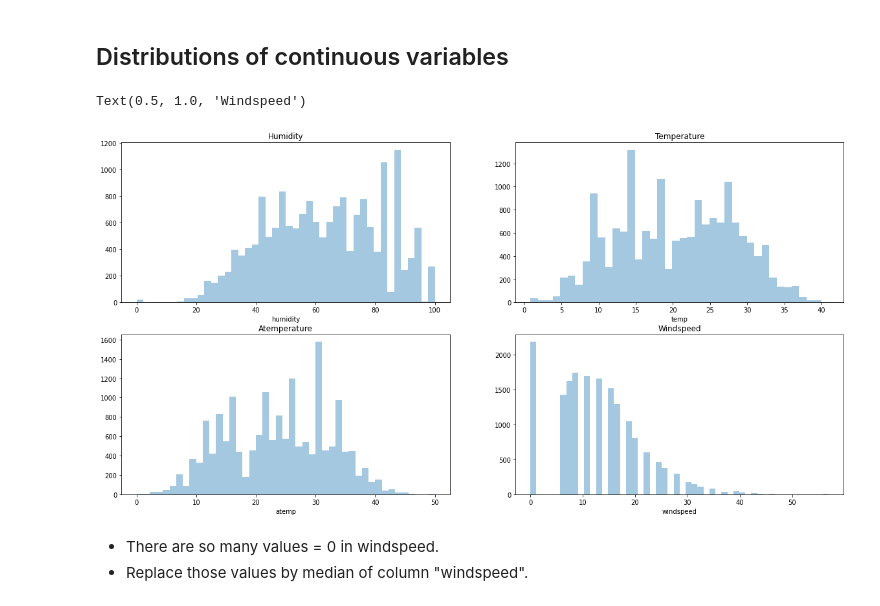
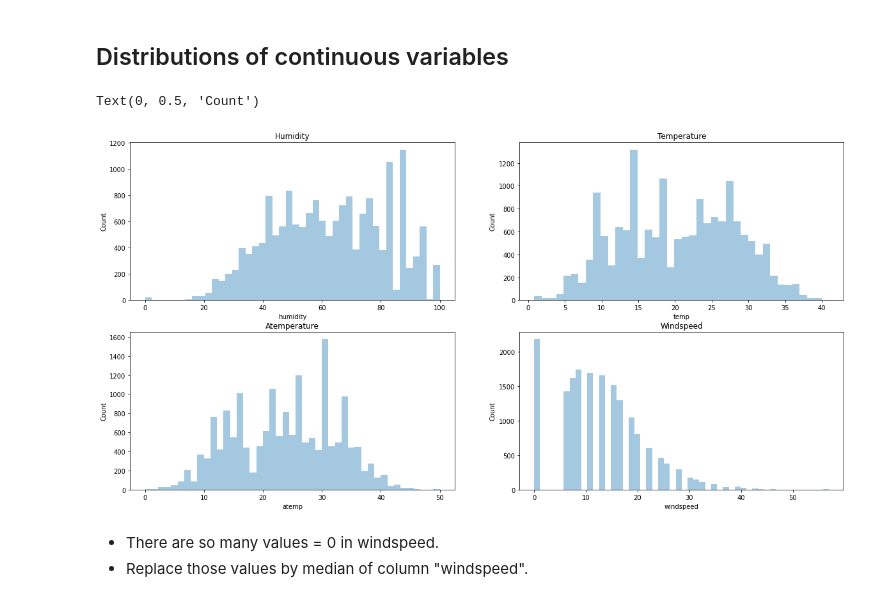
Before and after one commit to davione112/dav112, a Jupyter notebook: BikeSD.ipynb, the cells around one changed output. Cells and saved outputs as stored; diff of their text form; code cells hidden in the pictures.

```diff
--- a/BikeSD.ipynb
+++ b/BikeSD.ipynb
@@ -106,19 +106,23 @@ dtype: object
 # %%
 
 fig, ax = plt.subplots(nrows=2,ncols=2)
 fig.set_size_inches(20,10)
 sb.distplot(dataset["humidity"],kde=False,ax=ax[0,0])
 sb.distplot(dataset["temp"],kde=False,ax=ax[0,1])
 sb.distplot(dataset["atemp"],kde=False,ax=ax[1,0])
 sb.distplot(dataset["windspeed"],kde=False,ax=ax[1,1])
 
 ax[0,0].set_title("Humidity")
 ax[0,1].set_title("Temperature")
 ax[1,0].set_title("Atemperature")
 ax[1,1].set_title("Windspeed")
+ax[0,0].set_ylabel('Count')
+ax[0,1].set_ylabel('Count')
+ax[1,0].set_ylabel('Count')
+ax[1,1].set_ylabel('Count')
 # %% [output]
-Text(0.5, 1.0, 'Windspeed')
+Text(0, 0.5, 'Count')
-[figure, old version]
+[figure, new version]
 # %% [markdown]
 - There are so many values = 0 in windspeed.
 - Replace those values by median of column "windspeed".
```
Also changed, not shown: parts of 3 cells of this notebook.
